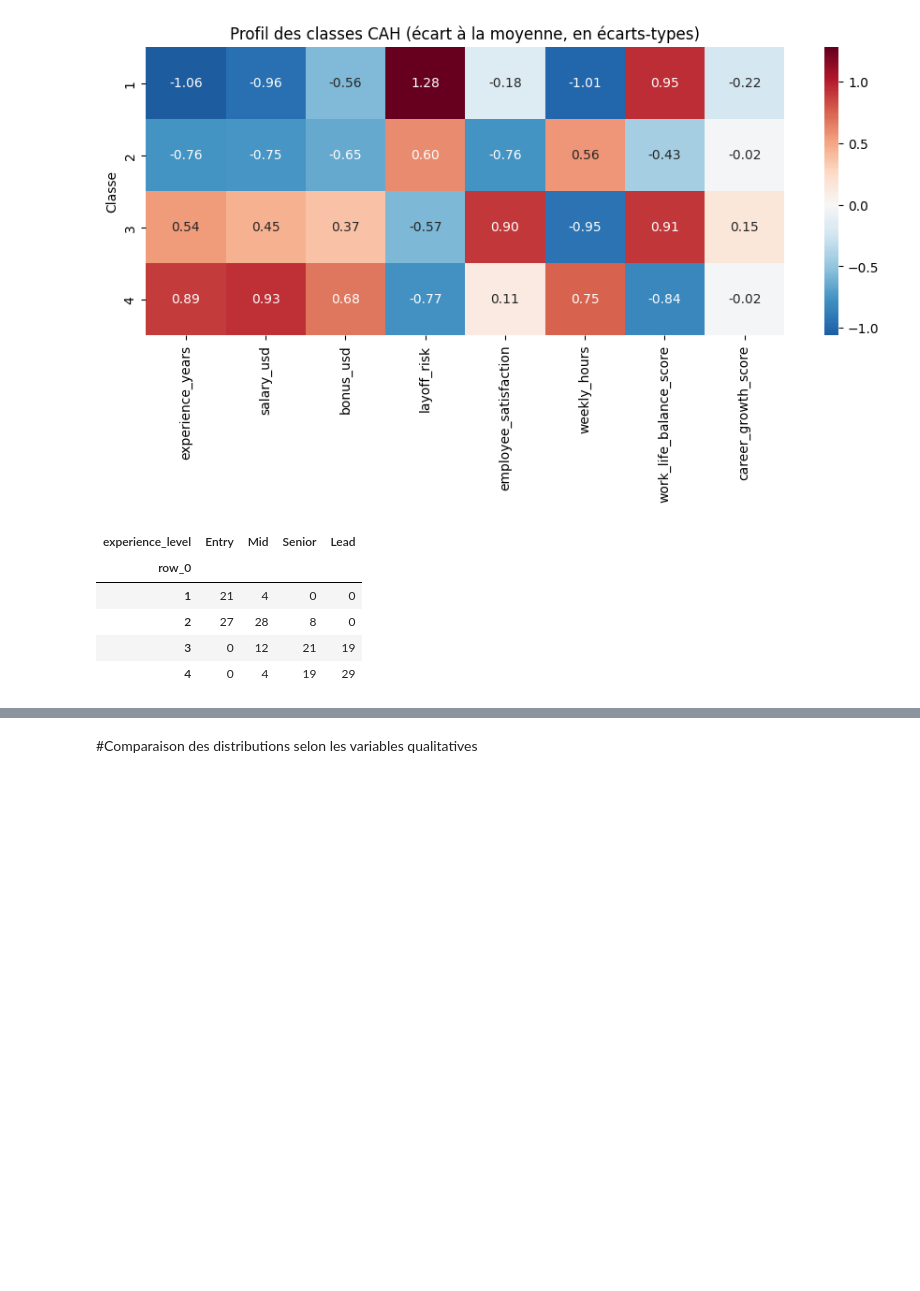
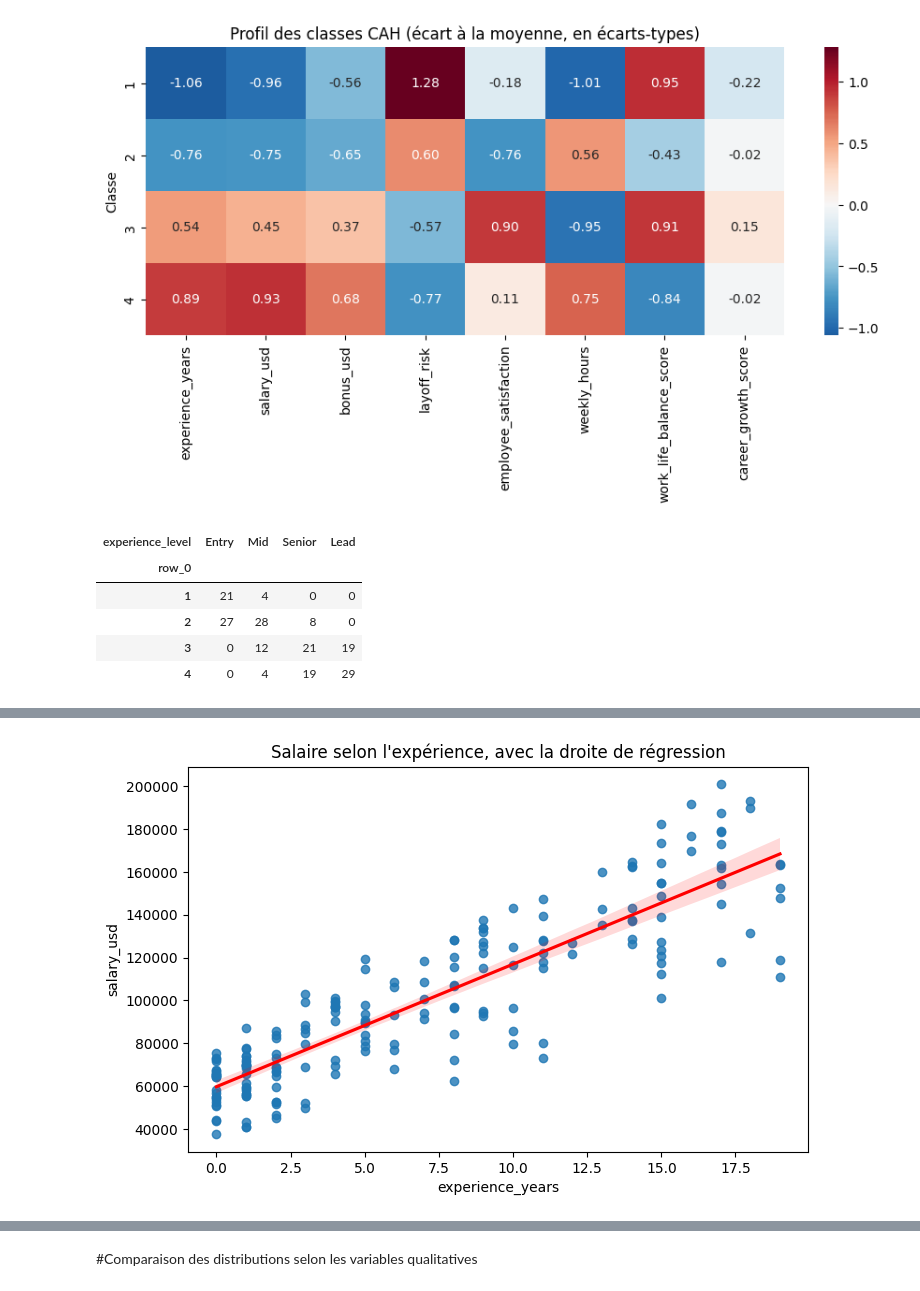
Before and after one commit to neji03/data-analysis-project, a Jupyter notebook: Projet_Analyse_de_Données.ipynb, the cells around one changed output, grey strips where cells are left out. Saved outputs shown, nothing was run; the diff lists cells and outputs as text; code cells hidden in the pictures; blank space fills up the shorter version.

```diff
--- a/Projet_Analyse_de_Données.ipynb
+++ b/Projet_Analyse_de_Données.ipynb
@@ -647,0 +748,8 @@ pd.crosstab(groupes_cah, df["experience_level"])[ORDRE_EXP]
+# %%
+# Nuage de points et droite de régression
+plt.figure(figsize=(8, 5))
+sns.regplot(data=df, x="experience_years", y="salary_usd", line_kws={"color": "red"})
+plt.title("Salaire selon l'expérience, avec la droite de régression")
+plt.show()
+# %% [output]
+[figure, added]
```
Also changed, not shown: parts of 23 cells of this notebook.
